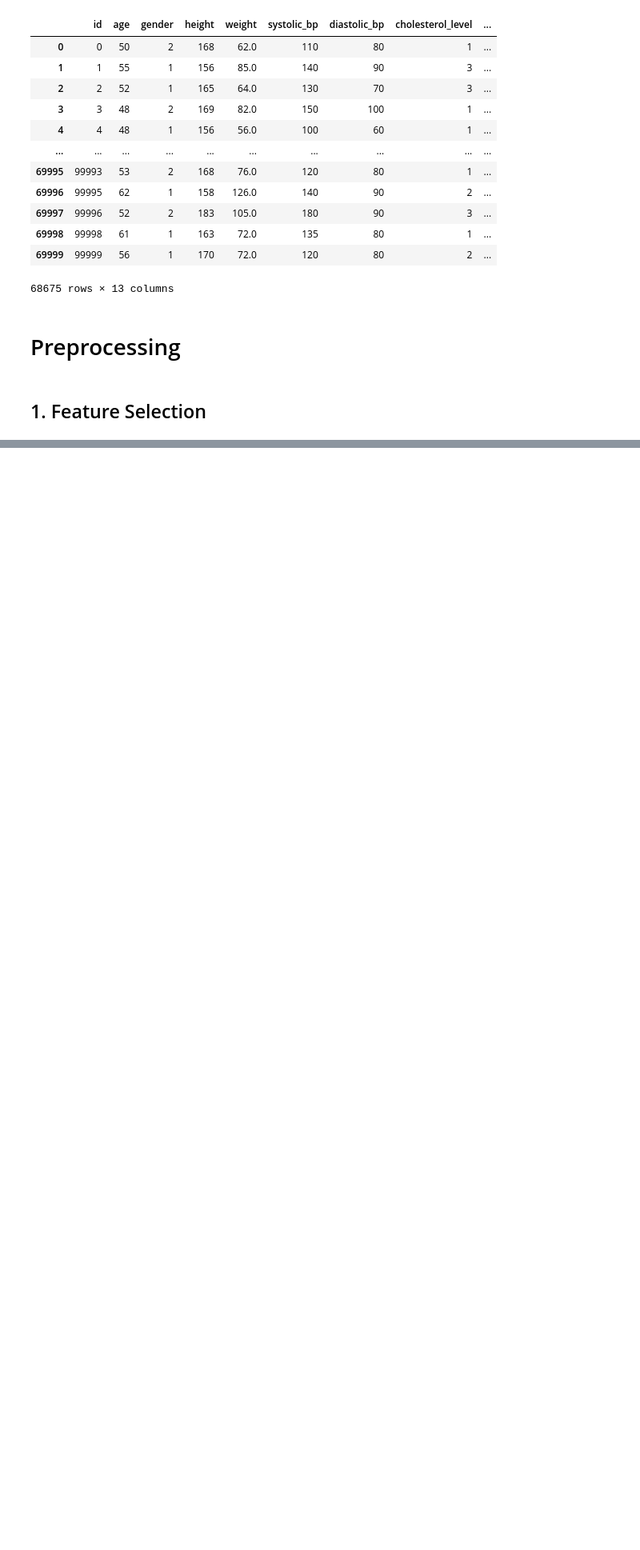
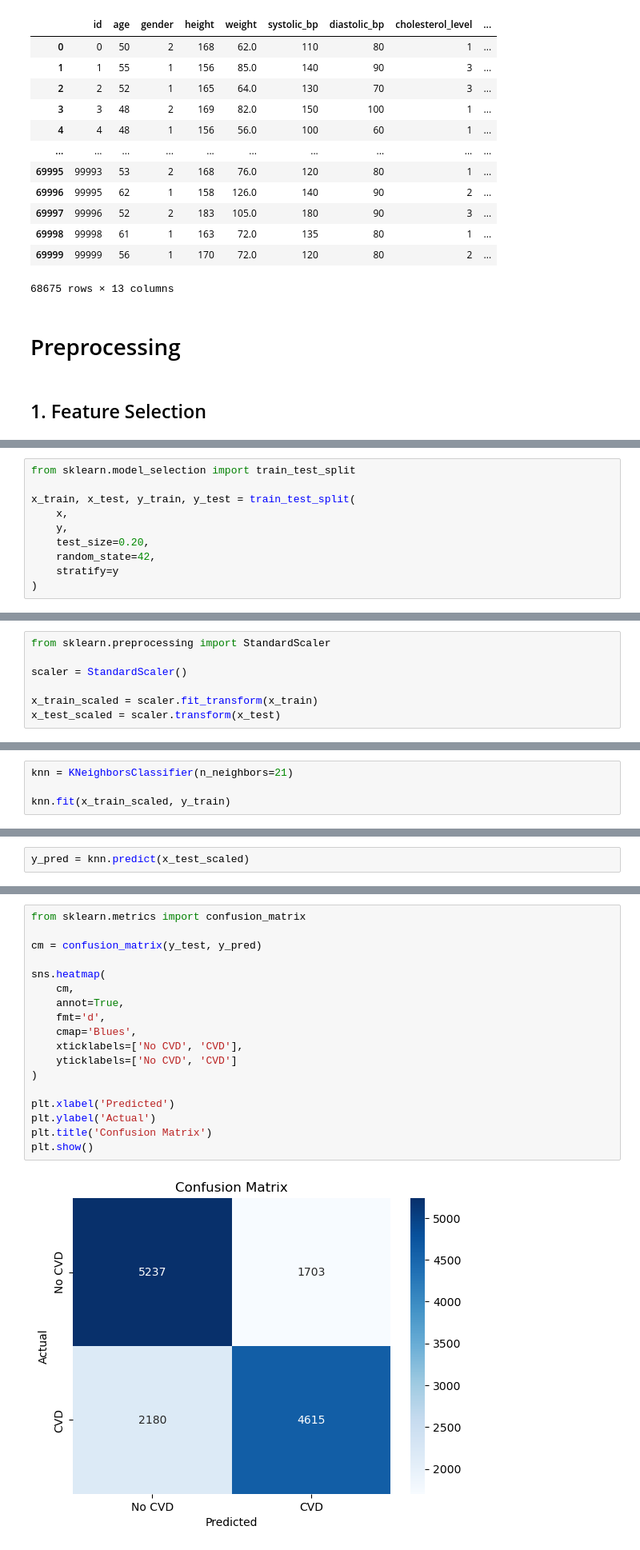
Before and after one commit to Chauhanekta21/Cardiovascular-Disease-Estimator-KNN, a Jupyter notebook: jupyter_notebook/cardiovascular_disease_knn.ipynb, the cells around one changed output, grey strips where cells are left out. Shown at 80% size. Saved outputs shown, nothing was run; the diff lists cells and outputs as text; blank space fills up the shorter version.

Commit message:
Created KNN Model and evaluated it

```diff
--- a/jupyter_notebook/cardiovascular_disease_knn.ipynb
+++ b/jupyter_notebook/cardiovascular_disease_knn.ipynb
@@ -501,0 +645,10 @@ clean_df
+# %%
+from sklearn.model_selection import train_test_split
+
+x_train, x_test, y_train, y_test = train_test_split(
+    x,
+    y,
+    test_size=0.20,
+    random_state=42,
+    stratify=y
+)
@@ -501,0 +657,7 @@ clean_df
+# %%
+from sklearn.preprocessing import StandardScaler
+
+scaler = StandardScaler()
+
+x_train_scaled = scaler.fit_transform(x_train)
+x_test_scaled = scaler.transform(x_test)
@@ -501,0 +689,4 @@ clean_df
+# %%
+knn = KNeighborsClassifier(n_neighbors=21)
+
+knn.fit(x_train_scaled, y_train)
@@ -501,0 +697,2 @@ clean_df
+# %%
+y_pred = knn.predict(x_test_scaled)
@@ -501,0 +709,20 @@ clean_df
+# %%
+from sklearn.metrics import confusion_matrix
+
+cm = confusion_matrix(y_test, y_pred)
+
+sns.heatmap(
+    cm,
+    annot=True,
+    fmt='d',
+    cmap='Blues',
+    xticklabels=['No CVD', 'CVD'],
+    yticklabels=['No CVD', 'CVD']
+)
+
+plt.xlabel('Predicted')
+plt.ylabel('Actual')
+plt.title('Confusion Matrix')
+plt.show()
+# %% [output]
+[figure, added]
```
Also changed, not shown: parts of 30 cells of this notebook.
